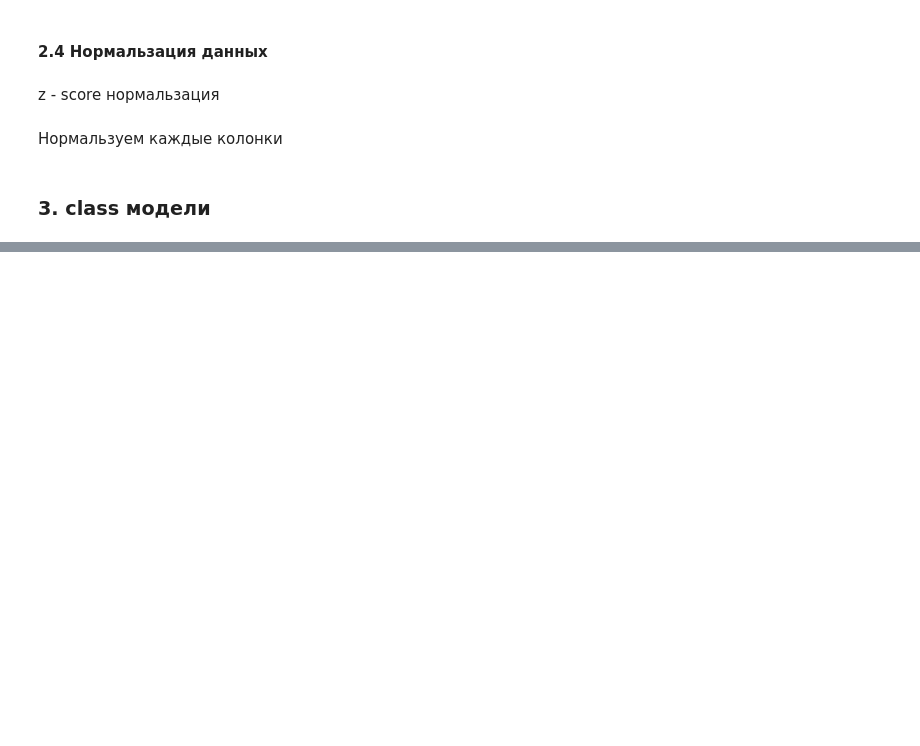
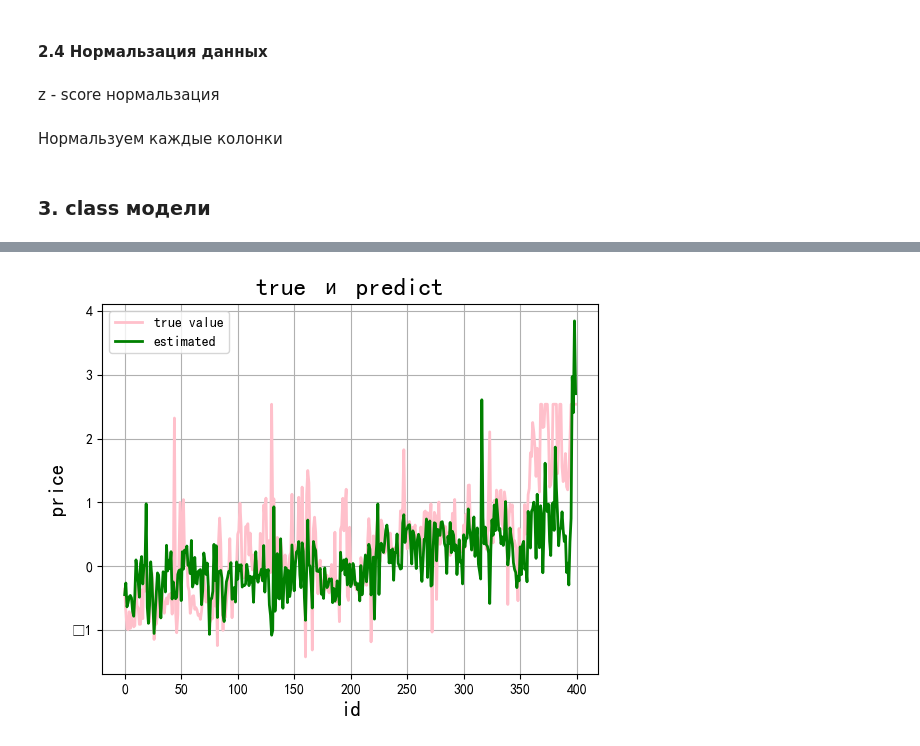
Before and after one commit to bailight/Study-note, a Jupyter notebook: СИИ/lab1.ipynb, the cells around one changed output, grey strips where cells are left out. Cells and saved outputs as stored; diff of their text form; code cells hidden in the pictures; blank space fills up the shorter version.

```diff
--- a/СИИ/lab1.ipynb
+++ b/СИИ/lab1.ipynb
@@ -333,0 +326,15 @@ print("Test error is %d" % (test_pred_error))
+# %%
+n_points = 400
+t = np.arange(n_points)
+
+plt.figure(facecolor='w')
+plt.plot(t, y_test[:n_points], 'pink', lw=2, label=u'true value')
+plt.plot(t, y_test_pred[:n_points], 'green', lw=2, label=u'estimated')
+plt.legend(loc = 'best')
+plt.title('true и predict', fontsize=18)
+plt.xlabel('id', fontsize=15)
+plt.ylabel('price', fontsize=15)
+plt.grid()
+plt.show()
+# %% [output]
+[figure, added]
```
Also changed, not shown: parts of 15 cells of this notebook, 4 other files.
